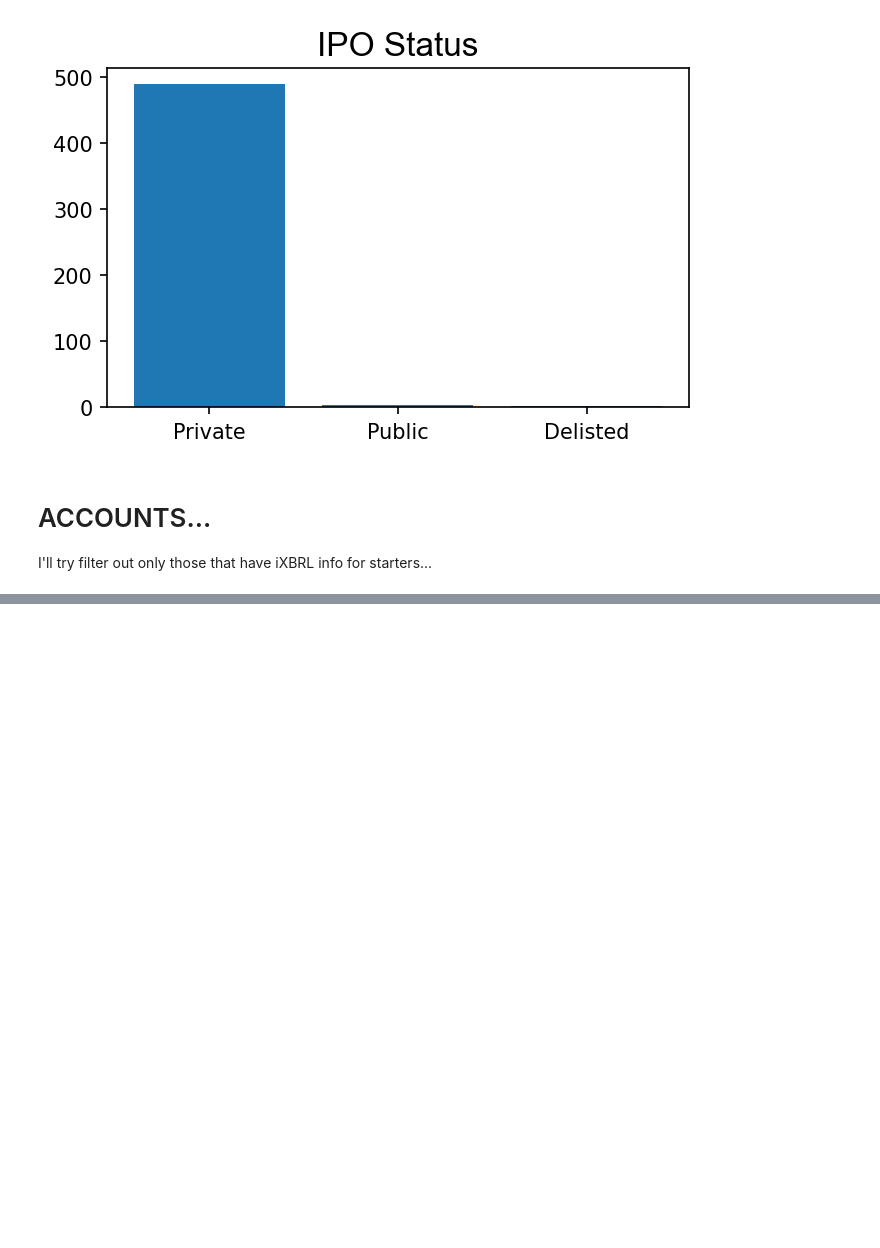
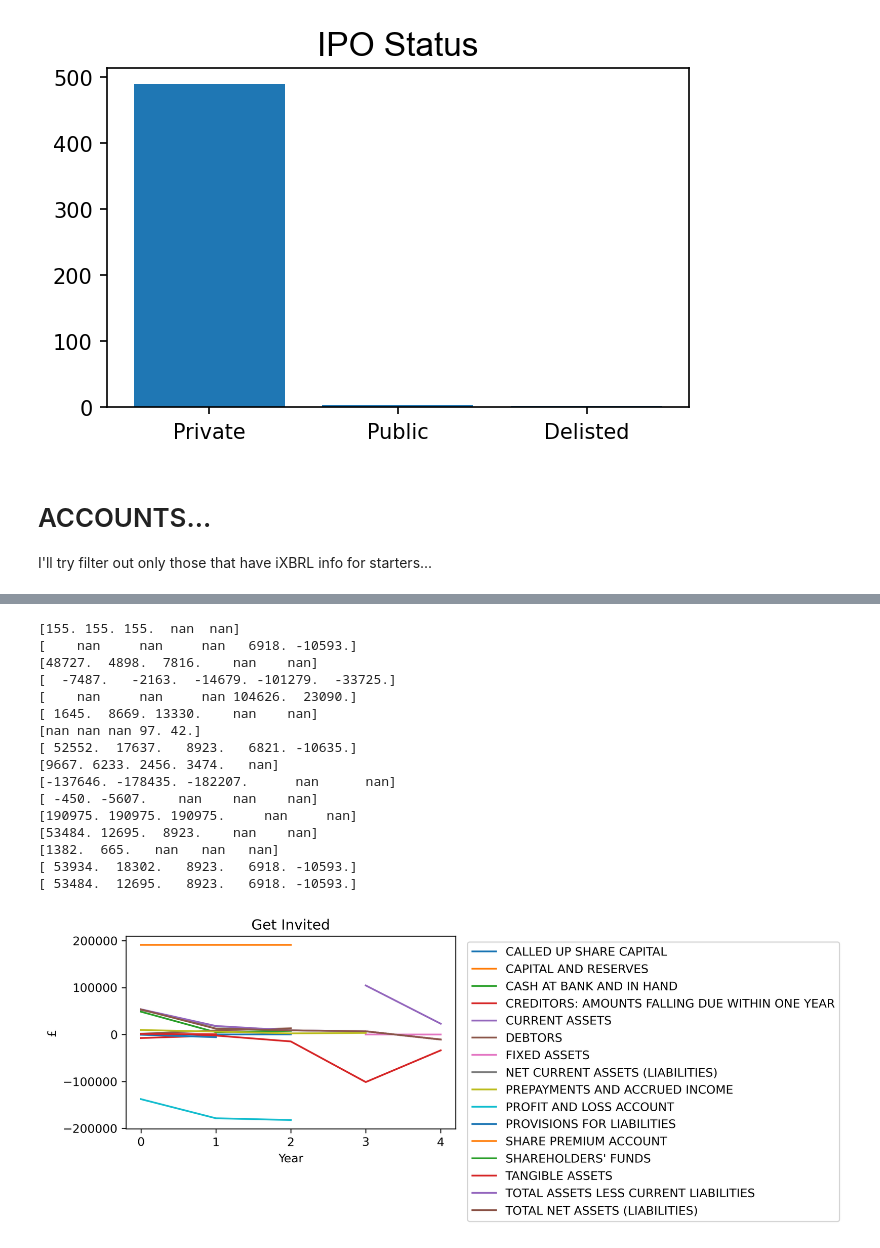
Before and after one commit to tonycush/tonycush.github.io, a Jupyter notebook: my_features/Feature Graphs.ipynb, the cells around one changed output, grey strips where cells are left out. Drawn from its saved outputs; the diff is of its cells as text; code cells hidden in the pictures; blank space fills up the shorter version.

```diff
--- a/my_features/Feature Graphs.ipynb
+++ b/my_features/Feature Graphs.ipynb
@@ -190,0 +416,40 @@ I'll try filter out only those that have iXBRL info for starters...
+# %%
+years = progress_df.columns.values
+#progress_df=progress_df.dropna(how='any')
+this_data = []
+headings = progress_df.index.values
+for heading in headings:
+    annual_vals = progress_df.loc[progress_df.index==heading].values[0]
+    this_data.append(annual_vals)
+
+
+#resize the graph
+plt.figure(figsize=(5,3),dpi=300)
+for i in range(len(this_data)):
+    print(this_data[i])
+    plt.plot(years,this_data[i])
+
+plt.title(company_name)
+plt.xlabel("Year")
+plt.ylabel("£")
+
+plt.legend(headings,loc=9, bbox_to_anchor=(1.6, 1.0))
+plt.show()
+# %% [output]
+[155. 155. 155.  nan  nan]
+[    nan     nan     nan   6918. -10593.]
+[48727.  4898.  7816.    nan    nan]
+[  -7487.   -2163.  -14679. -101279.  -33725.]
+[    nan     nan     nan 104626.  23090.]
+[ 1645.  8669. 13330.    nan    nan]
+[nan nan nan 97. 42.]
+[ 52552.  17637.   8923.   6821. -10635.]
+[9667. 6233. 2456. 3474.   nan]
+[-137646. -178435. -182207.      nan      nan]
+[ -450. -5607.    nan    nan    nan]
+[190975. 190975. 190975.     nan     nan]
+[53484. 12695.  8923.    nan    nan]
+[1382.  665.   nan   nan   nan]
+[ 53934.  18302.   8923.   6918. -10593.]
+[ 53484.  12695.   8923.   6918. -10593.]
+[figure, added]
```
Also changed, not shown: parts of 10 cells of this notebook, 4 other files.
